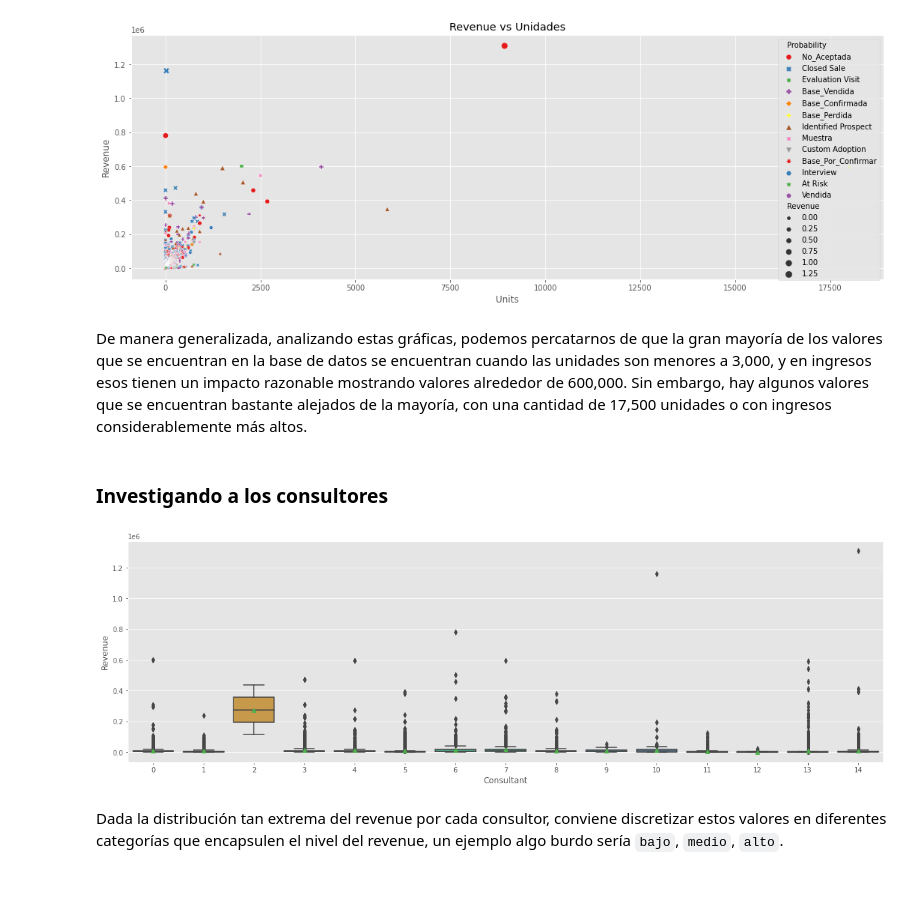
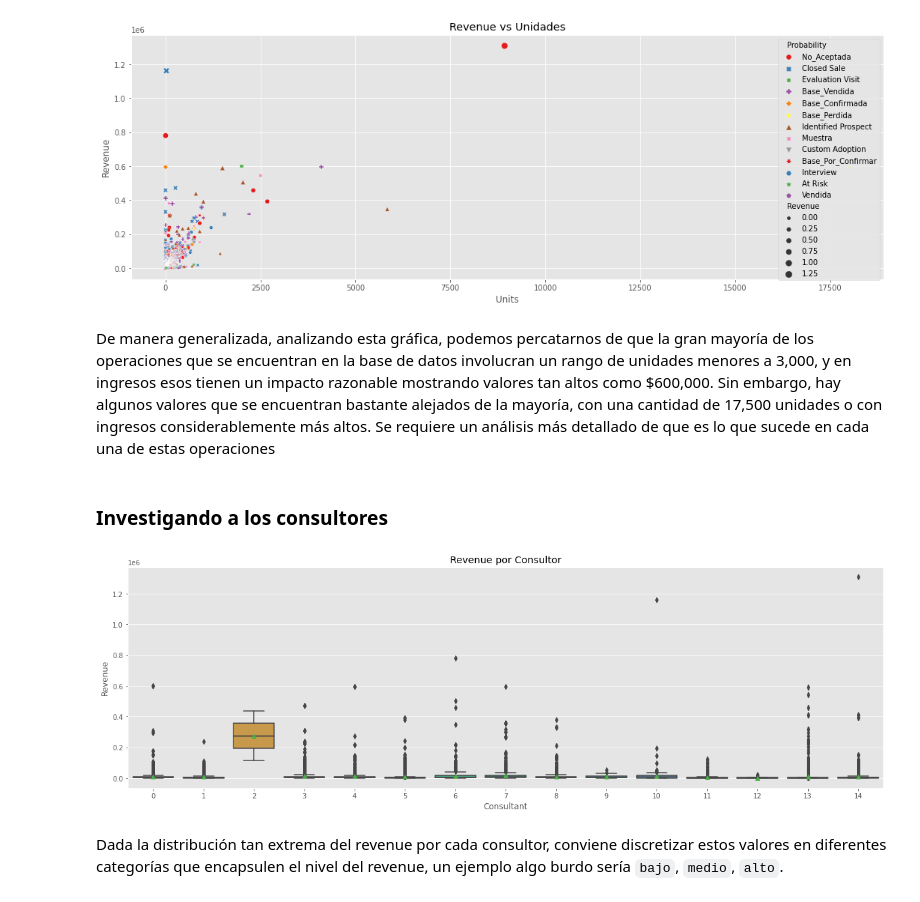
Before and after one commit to JuanEcheagaray75/CENGAGE-Sales-Analysis, a Jupyter notebook: project/reto.ipynb, the cells around one changed output. Saved outputs shown, nothing was run; the diff lists cells and outputs as text; code cells hidden in the pictures.

```diff
--- a/project/reto.ipynb
+++ b/project/reto.ipynb
@@ -322,14 +320,15 @@ ax.set_title('Revenue vs Unidades');
 # %% [output]
 [figure]
 # %% [markdown]
-De manera generalizada, analizando estas gráficas, podemos percatarnos de que la gran mayoría de los valores que se encuentran en la base de datos se encuentran cuando las unidades son menores a 3,000, y en ingresos esos tienen un impacto razonable mostrando valores alrededor de 600,000. Sin embargo, hay algunos valores que se encuentran bastante alejados de la mayoría, con una cantidad de 17,500 unidades o con ingresos considerablemente más altos.
+De manera generalizada, analizando esta gráfica, podemos percatarnos de que la gran mayoría de los operaciones que se encuentran en la base de datos involucran un rango de unidades menores a 3,000, y en ingresos esos tienen un impacto razonable mostrando valores tan altos como $600,000. Sin embargo, hay algunos valores que se encuentran bastante alejados de la mayoría, con una cantidad de 17,500 unidades o con ingresos considerablemente más altos. Se requiere un análisis más detallado de que es lo que sucede en cada una de estas operaciones
 # %% [markdown]
 ### Investigando a los consultores
 # %%
 plt.figure(figsize=(20, 6))
 ax = sns.boxplot(x='Consultant', y='Revenue', data=df, showmeans=True)
+ax.set_title('Revenue por Consultor');
 # %% [output]
-[figure, old version]
+[figure, new version]
 # %% [markdown]
 Dada la distribución tan extrema del revenue por cada consultor, conviene discretizar estos valores en diferentes categorías que encapsulen el nivel del revenue, un ejemplo algo burdo sería `bajo`, `medio`, `alto`.
 # %%
```
Also changed, not shown: parts of 7 cells of this notebook.
